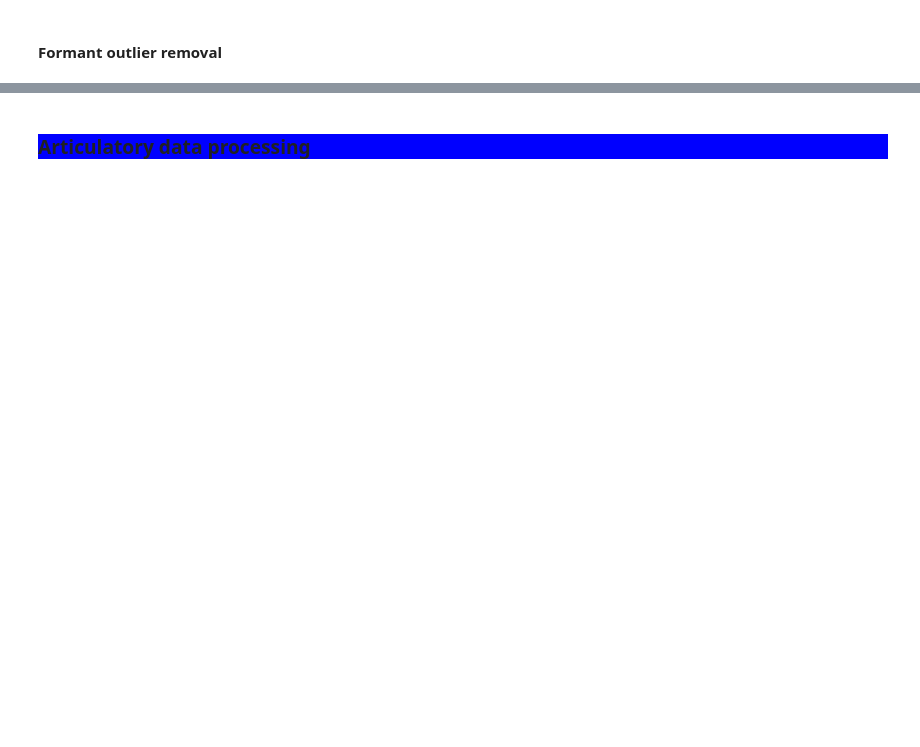
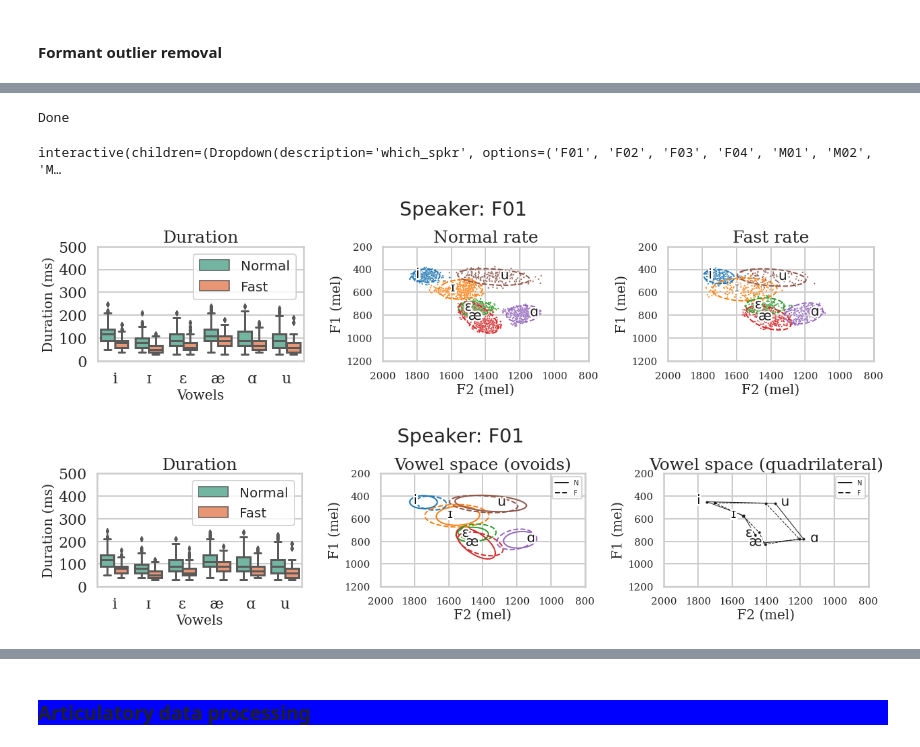
Before and after one commit to jaekookang/Articulatory-Data-Processor, a Jupyter notebook: 1-01_postprocesing.ipynb, the cells around one changed output, grey strips where cells are left out. Drawn from its saved outputs; the diff is of its cells as text; code cells hidden in the pictures; blank space fills up the shorter version.

```diff
--- a/1-01_postprocesing.ipynb
+++ b/1-01_postprocesing.ipynb
@@ -625,0 +855,44 @@ interactive(children=(Dropdown(description='which_spkr', options=('F01', 'F02',
+# %%
+if save_again:
+    which_time = 0.5
+    custom_vowels = ['IY1', 'IH1', 'EH1', 'AE1', 'AA1', 'UW1']
+
+    for which_spkr in tqdm(spkr_list, total=len(spkr_list)):
+        # Plot
+        # --- vowel space with point distribution
+        with sns.plotting_context(context='poster'):
+            sns.set_style("whitegrid", {'font.family' : 'serif' , 'font.serif' : 'Times New Roman'})
+            fig, arr = _plot_dur_vowels(DF, which_spkr, which_time, custom_vowels)
+
+        # Save
+        fig.savefig(os.path.join(plot_dir, which_spkr, f'{which_spkr}_after_outlier.png'), bbox_inches="tight")
+        plt.close()
+
+        # --- vowel spaces as in ovoids and quadrilateral
+        with sns.plotting_context(context='poster'):
+            sns.set_style("whitegrid", {'font.family' : 'serif' , 'font.serif' : 'Times New Roman'})
+            fig, arr = _plot_dur_vowel_spaces(DF, which_spkr, which_time, custom_vowels)
+
+        # Save
+        fig.savefig(os.path.join(plot_dir, which_spkr, f'{which_spkr}_after_outlier_ovoids.png'), bbox_inches="tight")
+        plt.close()
+    print('Done')
+else:
+    print('Skipping...')
+# %% [output]
+Done
+# %%
+# Check duration plots
+def func(which_spkr):
+    file1 = os.path.join(plot_dir, which_spkr, f'{which_spkr}_after_outlier.png')
+    file2 = os.path.join(plot_dir, which_spkr, f'{which_spkr}_after_outlier_ovoids.png')
+    image1 = Image(filename=file1, width=1000)
+    image2 = Image(filename=file2, width=1000)
+    return display(image1, image2)
+
+interact(func, which_spkr=spkr_list);
+func('M04')
+# %% [output]
+interactive(children=(Dropdown(description='which_spkr', options=('F01', 'F02', 'F03', 'F04', 'M01', 'M02', 'M…
+[figure, added]
+[figure, added]
```
Also changed, not shown: parts of 26 cells of this notebook, 25 other files.
